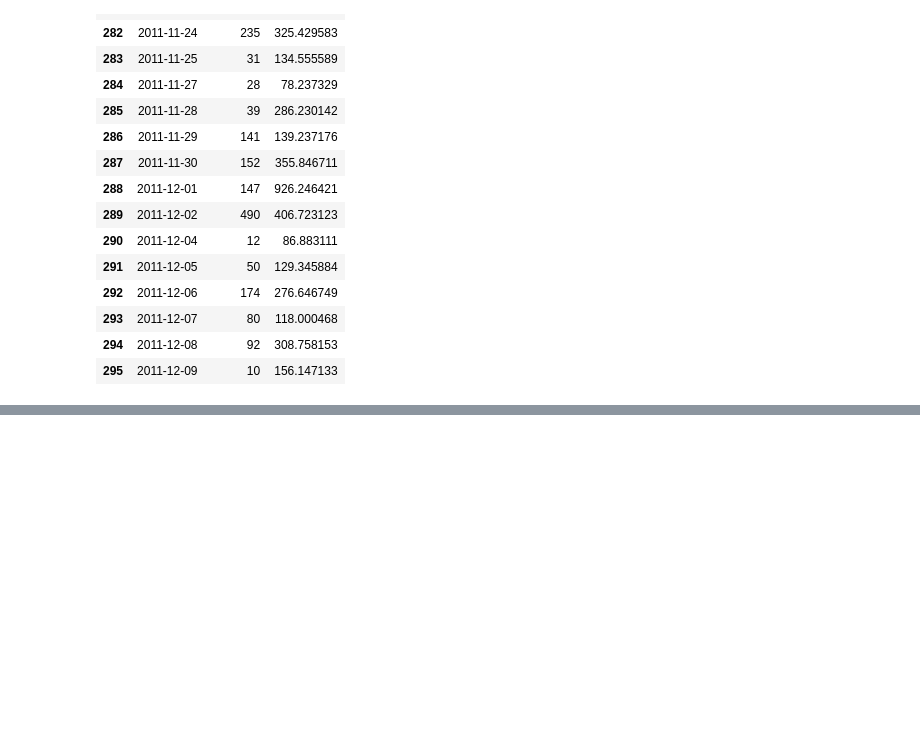
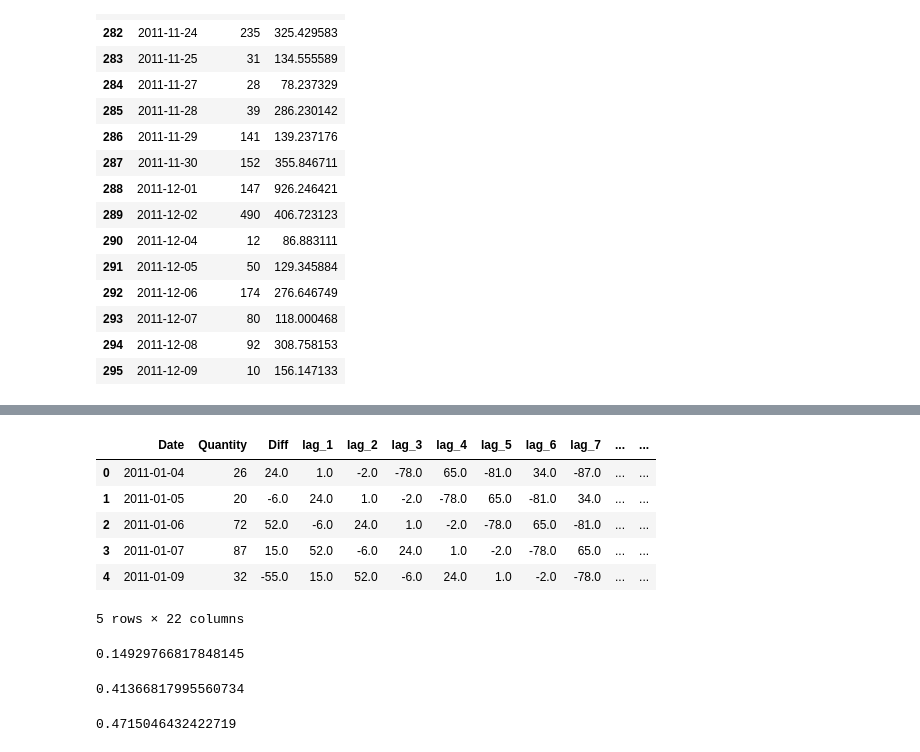
Before and after one commit to sheetalbongale/Retail-Time-Series-Analysis-and-Forecasting, a Jupyter notebook: notebooks/3_Modeling_and_Forecasting.ipynb, the cells around one changed output, grey strips where cells are left out. Saved outputs shown, nothing was run; the diff lists cells and outputs as text; code cells hidden in the pictures; blank space fills up the shorter version.

```diff
--- a/notebooks/3_Modeling_and_Forecasting.ipynb
+++ b/notebooks/3_Modeling_and_Forecasting.ipynb
@@ -479,0 +481,11 @@ df3_sales.tail(15)
+# %%
+df1 = df.loc[df['Description']=='REGENCY CAKESTAND 3 TIER']
+df1_sales = df1.groupby(['Date'])['Quantity'].sum().reset_index()
+#create a new dataframe to model the difference
+df1_diff = df1_sales.copy()
+#add previous sales to the next row
+df1_diff['Prev_quantity'] = df1_diff['Quantity'].shift(1)
+#drop the null values and calculate the difference
+df1_diff = df1_diff.dropna()
+df1_diff['Diff'] = (df1_diff['Quantity'] - df1_diff['Prev_quantity'])
+df1_diff.head(10)
@@ -479,0 +520,55 @@ df3_sales.tail(15)
+# %%
+#create dataframe for transformation from time series to supervised
+df1_supervised = df1_diff.drop(['Prev_quantity'],axis=1)
+#adding lags
+for inc in range(1,20):
+    field_name = 'lag_' + str(inc)
+    df1_supervised[field_name] = df1_supervised['Diff'].shift(inc)
+#drop null values
+df1_supervised = df1_supervised.dropna().reset_index(drop=True)
+# %%
+df1_supervised.head()
+# %% [output]
+|  | Date | Quantity | Diff | lag_1 | lag_2 | lag_3 | lag_4 | lag_5 | lag_6 | lag_7 | ... | ... |
+| 0 | 2011-01-04 | 26 | 24.0 | 1.0 | -2.0 | -78.0 | 65.0 | -81.0 | 34.0 | -87.0 | ... | ... |
+| 1 | 2011-01-05 | 20 | -6.0 | 24.0 | 1.0 | -2.0 | -78.0 | 65.0 | -81.0 | 34.0 | ... | ... |
+| 2 | 2011-01-06 | 72 | 52.0 | -6.0 | 24.0 | 1.0 | -2.0 | -78.0 | 65.0 | -81.0 | ... | ... |
+| 3 | 2011-01-07 | 87 | 15.0 | 52.0 | -6.0 | 24.0 | 1.0 | -2.0 | -78.0 | 65.0 | ... | ... |
+| 4 | 2011-01-09 | 32 | -55.0 | 15.0 | 52.0 | -6.0 | 24.0 | 1.0 | -2.0 | -78.0 | ... | ... |
+5 rows × 22 columns
+# %%
+# Import statsmodels.formula.api
+import statsmodels.formula.api as smf
+# Define the regression formula
+model = smf.ols(formula='Diff ~ lag_1', data=df1_supervised)
+# Fit the regression
+model_fit = model.fit()
+# Extract the adjusted r-squared
+regression_adj_rsq = model_fit.rsquared_adj
+print(regression_adj_rsq)
+# %% [output]
+0.14929766817848145
+# %%
+# Define the regression formula
+model = smf.ols(formula='Diff ~ lag_1 + lag_2 + lag_3 + lag_4 + lag_5', data=df1_supervised)
+
+# Fit the regression
+model_fit = model.fit()
+
+# Extract the adjusted r-squared
+regression_adj_rsq = model_fit.rsquared_adj
+print(regression_adj_rsq)
+# %% [output]
+0.41366817995560734
+# %%
+# Define the regression formula
+model = smf.ols(formula='Diff ~ lag_1 + lag_2 + lag_3 + lag_4 + lag_5 + lag_6 + lag_7 + lag_8 + lag_9 + lag_10 + lag_11 + lag_12 + lag_13 + lag_14 + lag_15 + lag_16 + lag_17 + lag_18 + lag_19 ', data=df1_supervised)
+
+# Fit the regression
+model_fit = model.fit()
+
+# Extract the adjusted r-squared
+regression_adj_rsq = model_fit.rsquared_adj
+print(regression_adj_rsq)
+# %% [output]
+0.4715046432422719
```
Also changed, not shown: parts of 97 cells of this notebook.
